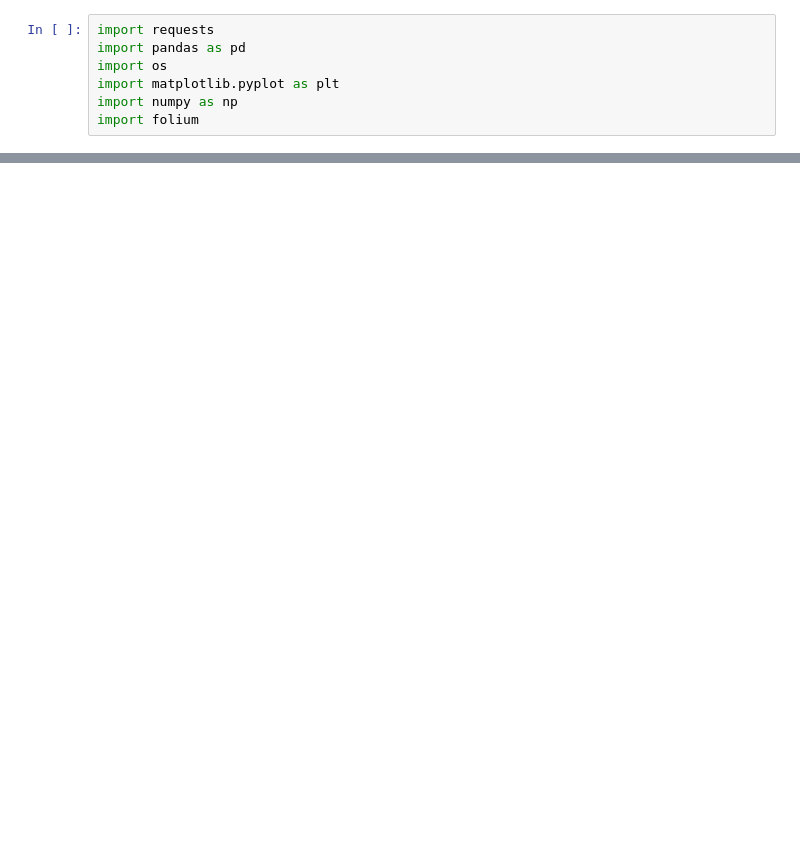
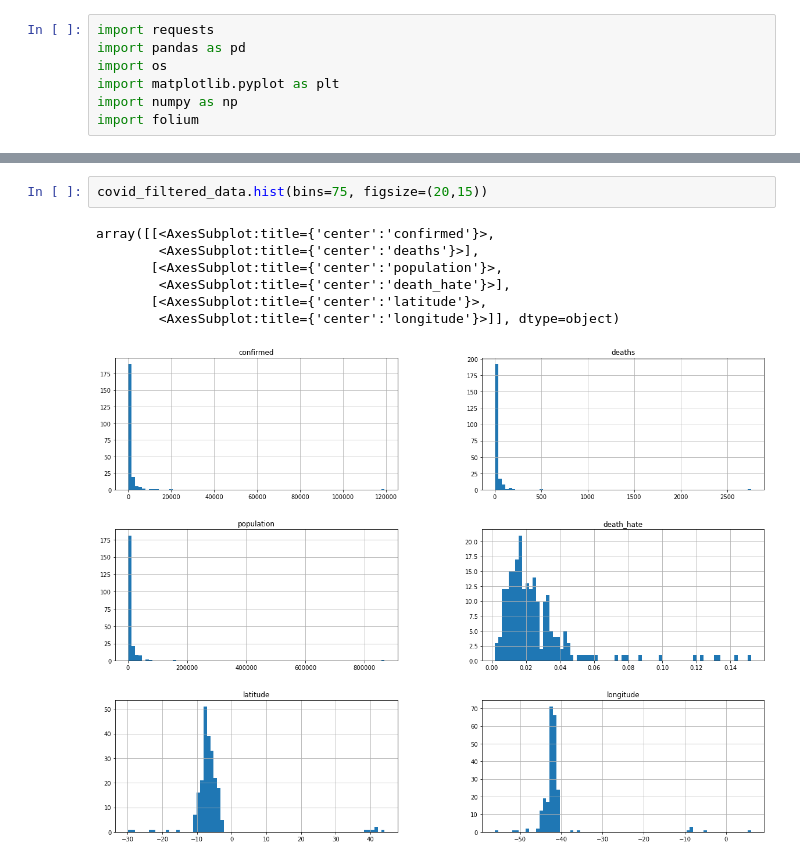
Before and after one commit to joaocarlos-losfe/Atividade-Visualiza--o-de-casos-de-COVID-19-no-Piau-, a Jupyter notebook: main.ipynb, the cells around one changed output, grey strips where cells are left out. Saved outputs shown, nothing was run; the diff lists cells and outputs as text; blank space fills up the shorter version.

```diff
--- a/main.ipynb
+++ b/main.ipynb
@@ -125,0 +170,10 @@ map
+# %%
+covid_filtered_data.hist(bins=75, figsize=(20,15))
+# %% [output]
+array([[<AxesSubplot:title={'center':'confirmed'}>,
+        <AxesSubplot:title={'center':'deaths'}>],
+       [<AxesSubplot:title={'center':'population'}>,
+        <AxesSubplot:title={'center':'death_hate'}>],
+       [<AxesSubplot:title={'center':'latitude'}>,
+        <AxesSubplot:title={'center':'longitude'}>]], dtype=object)
+[figure, added]
```
Also changed, not shown: parts of 9 cells of this notebook.
